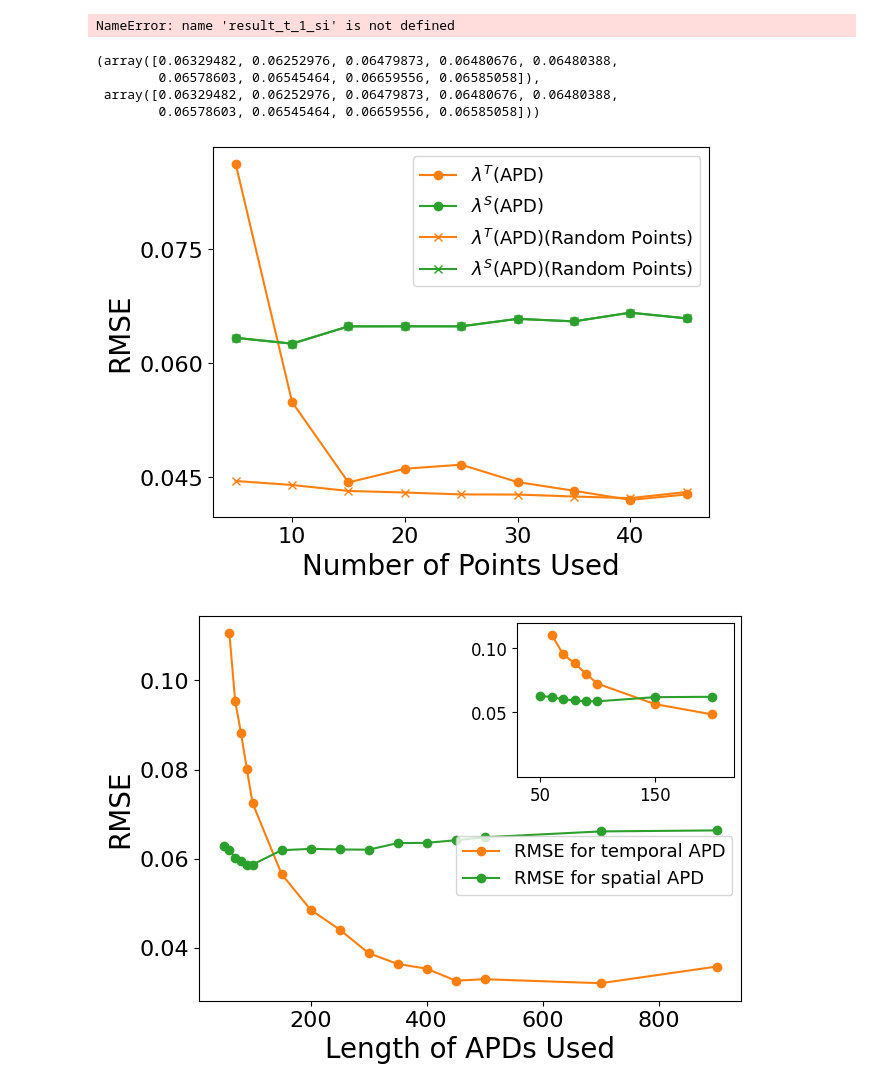
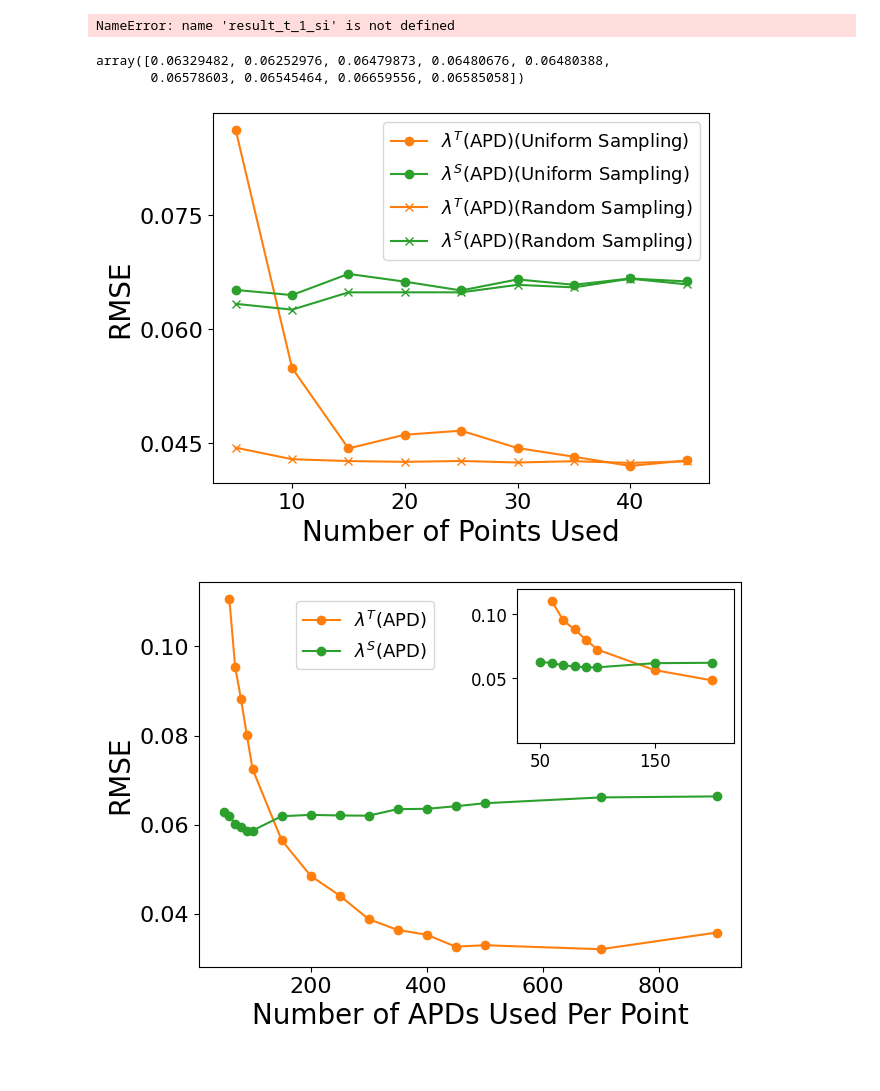
Before and after one commit to William-XiaodongAn/Quantifying-The-Complex-Spatiotemporal-Chaos-of-Cardiac-Fibrillation-in-Ionic-Models, a Jupyter notebook: analysis_ipynb_scripts/experiment_1_2_all_four_para.ipynb, the cells around one changed output. Saved outputs shown, nothing was run; the diff lists cells and outputs as text; code cells hidden in the pictures.

```diff
--- a/analysis_ipynb_scripts/experiment_1_2_all_four_para.ipynb
+++ b/analysis_ipynb_scripts/experiment_1_2_all_four_para.ipynb
@@ -1331,6 +1570,13 @@ cur_data =[[x1,result_t_1_si,result_s_1_si,x2,result_t_2_si,result_s_2_si ,resul
 
 with open('cur_data_si_r_d_0_exp_1_2.pkl', 'wb') as f:
     pickle.dump(cur_data, f)
+# %%
+with open('cur_data_si_r_d_0_exp_1_2.pkl', 'rb') as f:
+    cur_data = pickle.load(f)
+x1,result_t_1_si,result_s_1_si,x2,result_t_2_si,result_s_2_si ,result_t_1_si_random,result_s_1_si_random = cur_data[0]
+x1,result_t_1_r,result_s_1_r,x2,result_t_2_r,result_s_2_r,result_t_1_r_random,result_s_1_r_random = cur_data[1]
+x1,result_t_1_d,result_s_1_d,x2,result_t_2_d,result_s_2_d,result_t_1_d_random,result_s_1_d_random = cur_data[2]
+x1,result_t_1_0,result_s_1_0,x2,result_t_2_0,result_s_2_0,result_t_1_0_random,result_s_1_0_random = cur_data[3]
 # %%
 with open('result_tau_d_lya_from_uvw_non_transition.pkl', 'rb') as f:
     result_4_lya_from_uvw_non_transition = pickle.load(f)
@@ -1383,7 +1629,7 @@ x1,result_t_1_d,result_s_1_d,x2,result_t_2_d,result_s_2_d,result_t_1_d_random,re
 
 result_s_1_si = f_exp_1_2_spatial_non_random(APDs_tau_si,tau_si_list,result_tau_si_uvw)
 result_s_1_r = f_exp_1_2_spatial_non_random(APDs_tau_r,tau_r_list,result_tau_r_uvw)
-#result_s_1_d = f_exp_1_2_spatial_non_random(APDs_tau_d,tau_d_list,result_tau_d_uvw)
+result_s_1_d = f_exp_1_2_spatial_non_random(APDs_tau_d,tau_d_list,result_tau_d_uvw)
 result_s_1_0 = f_exp_1_2_spatial_non_random(APDs_tau_0,tau_0_list,result_tau_0_uvw)
 
 result_t_1=np.zeros(len(x1))
@@ -1484,6 +1730,10 @@ for i in range(len(x1)):
     result_s_1_error[i] = np.sqrt((result_s_1_si[i] - result_s_1[i])**2 + (result_s_1_r[i] - result_s_1[i])**2 + (result_s_1_d[i] - result_s_1[i])**2 + (result_s_1_0[i] - result_s_1[i])**2)/4
 
     result_t_1_random[i] = (np.sqrt(result_t_1_si_random[i]) + np.sqrt(result_t_1_r_random[i]) + np.sqrt(result_t_1_d_random[i]) + np.sqrt(result_t_1_0_random[i]))/4
+    for seed in seeds_dict_avg.keys():
+        result_t_1_random[i] += seeds_dict_avg[seed][i]
+
+    result_t_1_random[i] /= len(seeds_dict_avg.keys()) + 1
     result_t_1_random_error[i] = np.sqrt((result_t_1_si_random[i] - result_t_1_random[i])**2 + (result_t_1_r_random[i] - result_t_1_random[i])**2 + (result_t_1_d_random[i] - result_t_1_random[i])**2 + (result_t_1_0_random[i] - result_t_1_random[i])**2)/4
 
     result_s_1_random[i] = (np.sqrt(result_s_1_si_random[i]) + np.sqrt(result_s_1_r_random[i]) + np.sqrt(result_s_1_d_random[i]) + np.sqrt(result_s_1_0_random[i]))/4
@@ -1495,28 +1745,40 @@ for i in range(len(x2)):
 
     result_s_2[i] = (np.sqrt(result_s_2_si[i]) + np.sqrt(result_s_2_r[i]) + np.sqrt(result_s_2_d[i]) + np.sqrt(result_s_2_0[i]))/4
     result_s_2_error[i] = np.sqrt((result_s_2_si[i] - result_s_2[i])**2 + (result_s_2_r[i] - result_s_2[i])**2 + (result_s_2_d[i] - result_s_2[i])**2 + (result_s_2_0[i] - result_s_2[i])**2)/4
-# %%
-result_s_1,result_s_1_random
-# %% [output]
-(array([0.06329482, 0.06252976, 0.06479873, 0.06480676, 0.06480388,
-        0.06578603, 0.06545464, 0.06659556, 0.06585058]),
- array([0.06329482, 0.06252976, 0.06479873, 0.06480676, 0.06480388,
-        0.06578603, 0.06545464, 0.06659556, 0.06585058]))
+# %%
+with open('result_t_1.pkl', 'rb') as f:
+    result_t_1 = pickle.load(f)
+with open('result_s_1.pkl', 'rb') as f:
+    result_s_1 = pickle.load(f)
+
+with open('result_t_1_random.pkl', 'rb') as f:
+    result_t_1_random = pickle.load(f)
+with open('result_s_1_random.pkl', 'rb') as f:
+    result_s_1_random = pickle.load(f)
+# %%
+result_s_1
+# %% [output]
+array([0.06329482, 0.06252976, 0.06479873, 0.06480676, 0.06480388,
+       0.06578603, 0.06545464, 0.06659556, 0.06585058])
 # %%
 plt.plot(x1,result_t_1,'-o',color = 'tab:orange')
 plt.plot(x1,result_s_1,'-o',color = 'tab:green')
 
 plt.plot(x1,result_t_1_random,'-x',color = 'tab:orange')
 plt.plot(x1,result_s_1_random,'-x',color = 'tab:green')
-plt.legend([r'$\lambda^T$(APD)',r'$\lambda^S$(APD)',r'$\lambda^T$(APD)(Random Points)',r'$\lambda^S$(APD)(Random Points)'], fontsize=13)
+
+#for seed in seeds_dict_avg.keys():
+    #plt.plot(x1,seeds_dict_avg[seed],'-s')
+
+plt.legend([r'$\lambda^T$(APD)(Uniform Sampling)',r'$\lambda^S$(APD)(Uniform Sampling)',r'$\lambda^T$(APD)(Random Sampling)',r'$\lambda^S$(APD)(Random Sampling)'], fontsize=13)
 plt.xlabel('Number of Points Used' ,fontsize=20)
 plt.ylabel('RMSE', fontsize=20)
 plt.tick_params(axis='both', which='major', labelsize=16)  # make tick labels larger
 plt.gca().xaxis.set_major_locator(MaxNLocator(nbins=5))  # Max 5 ticks on x-axis
 plt.gca().yaxis.set_major_locator(MaxNLocator(nbins=4))  # Max 5 ticks on y-axis
-#plt.savefig("exp1_all_four_para.png", bbox_inches='tight', dpi=300)
+plt.savefig("exp1_all_four_para.png", bbox_inches='tight', dpi=300)
 # %% [output]
-[figure, old version]
+[figure, new version]
 # %%
 from mpl_toolkits.axes_grid1.inset_locator import inset_axes, mark_inset
 fig, ax = plt.subplots(figsize=(7, 5))
@@ -1545,15 +1807,14 @@ axins.set_ylim(0, 0.12)      # Y range for zoom
 axins.set_xticks([50,150])
 axins.set_yticks([0.05,0.1])
 
+ax.plot(x, result_t, '-o', label=r'$\lambda^T$(APD)',color = 'tab:orange')
+ax.plot(x, result_s, '-o', label=r'$\lambda^S$(APD)',color = 'tab:green')
 
-ax.plot(x, result_t, '-o', label='RMSE for temporal APD',color = 'tab:orange')
-ax.plot(x, result_s, '-o', label='RMSE for spatial APD',color = 'tab:green')
-
-ax.legend(loc='lower right', bbox_to_anchor=(1, 0.25),fontsize = 13)
-ax.set_xlabel('Length of APDs Used',fontsize = 20)
+ax.legend(loc='lower right', bbox_to_anchor=(0.45, 0.75),fontsize = 13)
+ax.set_xlabel('Number of APDs Used Per Point',fontsize = 20)
 ax.set_ylabel('RMSE',fontsize = 20)
 plt.tick_params(axis='both', which='major', labelsize=12)  # make tick labels larger
 
-#plt.savefig('exp2_all_four_para.png', bbox_inches='tight', dpi=300)
+plt.savefig('exp2_all_four_para.png', bbox_inches='tight', dpi=300)
 # %% [output]
-[figure, old version]
+[figure, new version]
```
Also changed, not shown: parts of 11 cells of this notebook, 9 other files.
